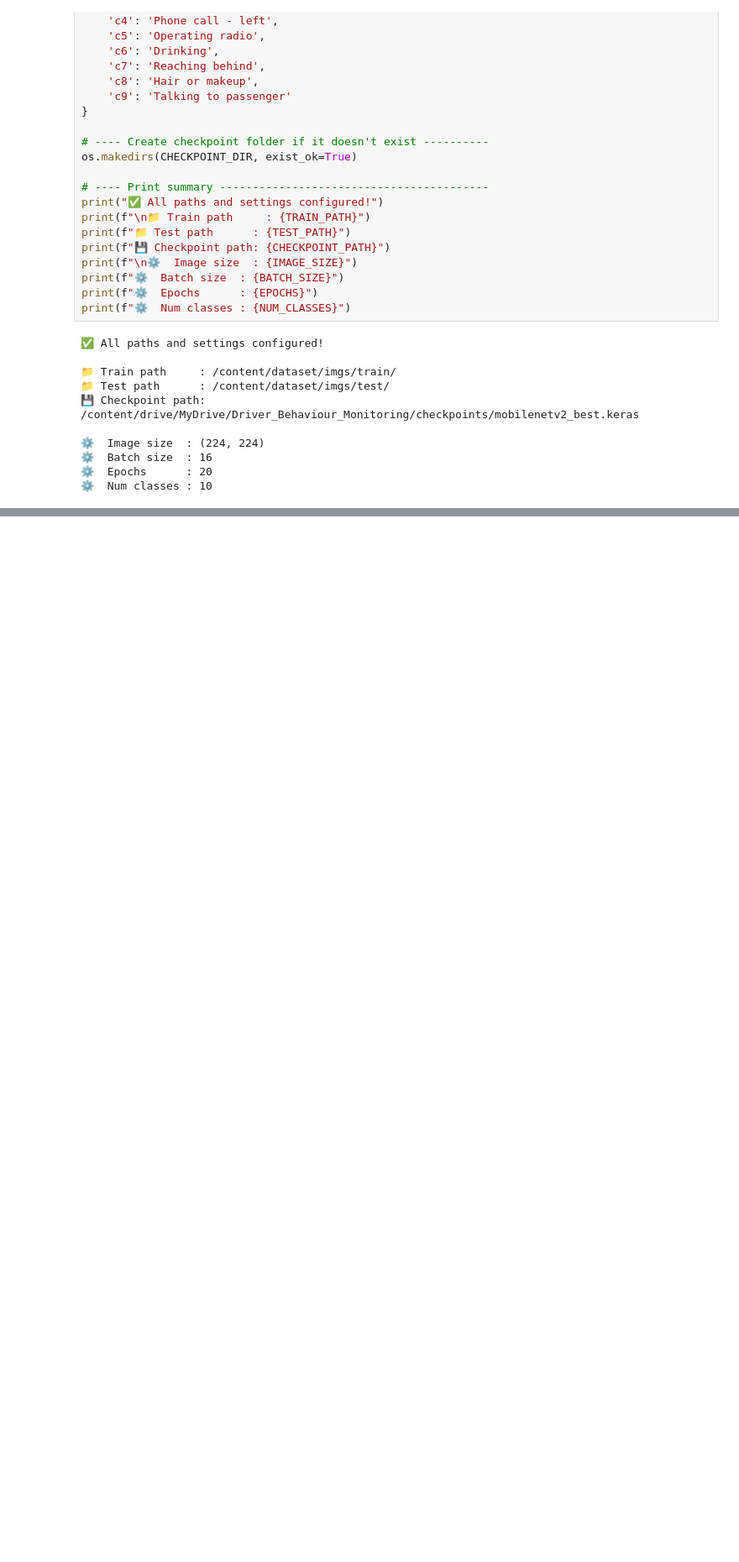
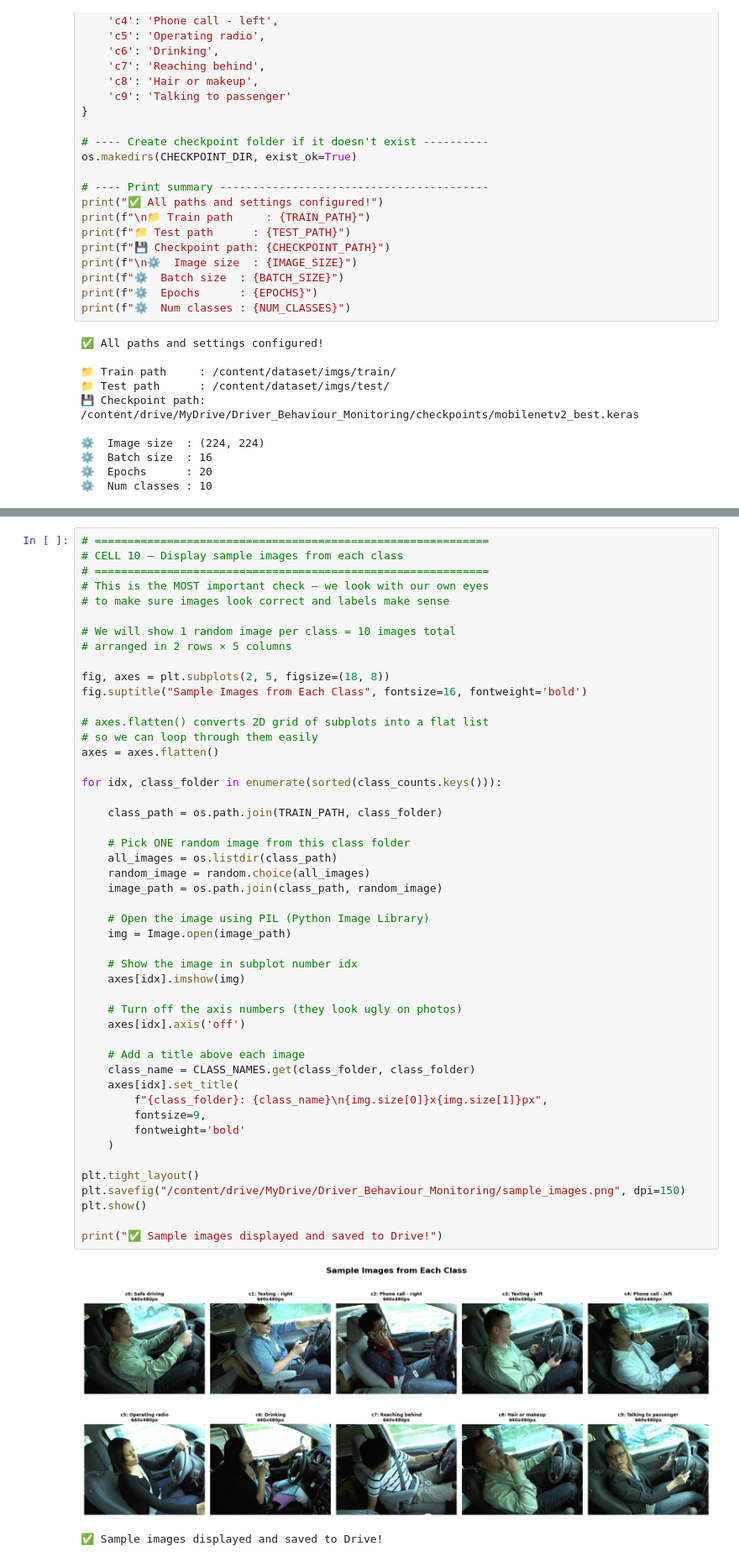
Before and after one commit to Shariif-Mohsoo/VisionJourney-CV, a Jupyter notebook: Assignment_2_232202022_Project/cv_assignment2.ipynb, the cells around one changed output, grey strips where cells are left out. Shown at 84% size. Cells and saved outputs as stored; diff of their text form; blank space fills up the shorter version.

```diff
--- a/Assignment_2_232202022_Project/cv_assignment2.ipynb
+++ b/Assignment_2_232202022_Project/cv_assignment2.ipynb
@@ -229,0 +368,51 @@ print(f"⚙️  Num classes : {NUM_CLASSES}")
+# %%
+# ============================================================
+# CELL 10 — Display sample images from each class
+# ============================================================
+# This is the MOST important check — we look with our own eyes
+# to make sure images look correct and labels make sense
+
+# We will show 1 random image per class = 10 images total
+# arranged in 2 rows × 5 columns
+
+fig, axes = plt.subplots(2, 5, figsize=(18, 8))
+fig.suptitle("Sample Images from Each Class", fontsize=16, fontweight='bold')
+
+# axes.flatten() converts 2D grid of subplots into a flat list
+# so we can loop through them easily
+axes = axes.flatten()
+
+for idx, class_folder in enumerate(sorted(class_counts.keys())):
+
+    class_path = os.path.join(TRAIN_PATH, class_folder)
+
+    # Pick ONE random image from this class folder
+    all_images = os.listdir(class_path)
+    random_image = random.choice(all_images)
+    image_path = os.path.join(class_path, random_image)
+
+    # Open the image using PIL (Python Image Library)
+    img = Image.open(image_path)
+
+    # Show the image in subplot number idx
+    axes[idx].imshow(img)
+
+    # Turn off the axis numbers (they look ugly on photos)
+    axes[idx].axis('off')
+
+    # Add a title above each image
+    class_name = CLASS_NAMES.get(class_folder, class_folder)
+    axes[idx].set_title(
+        f"{class_folder}: {class_name}\n{img.size[0]}x{img.size[1]}px",
+        fontsize=9,
+        fontweight='bold'
+    )
+
+plt.tight_layout()
+plt.savefig("/content/drive/MyDrive/Driver_Behaviour_Monitoring/sample_images.png", dpi=150)
+plt.show()
+
+print("✅ Sample images displayed and saved to Drive!")
+# %% [output]
+[figure, added]
+✅ Sample images displayed and saved to Drive!
```
Also changed, not shown: parts of 6 cells of this notebook.
